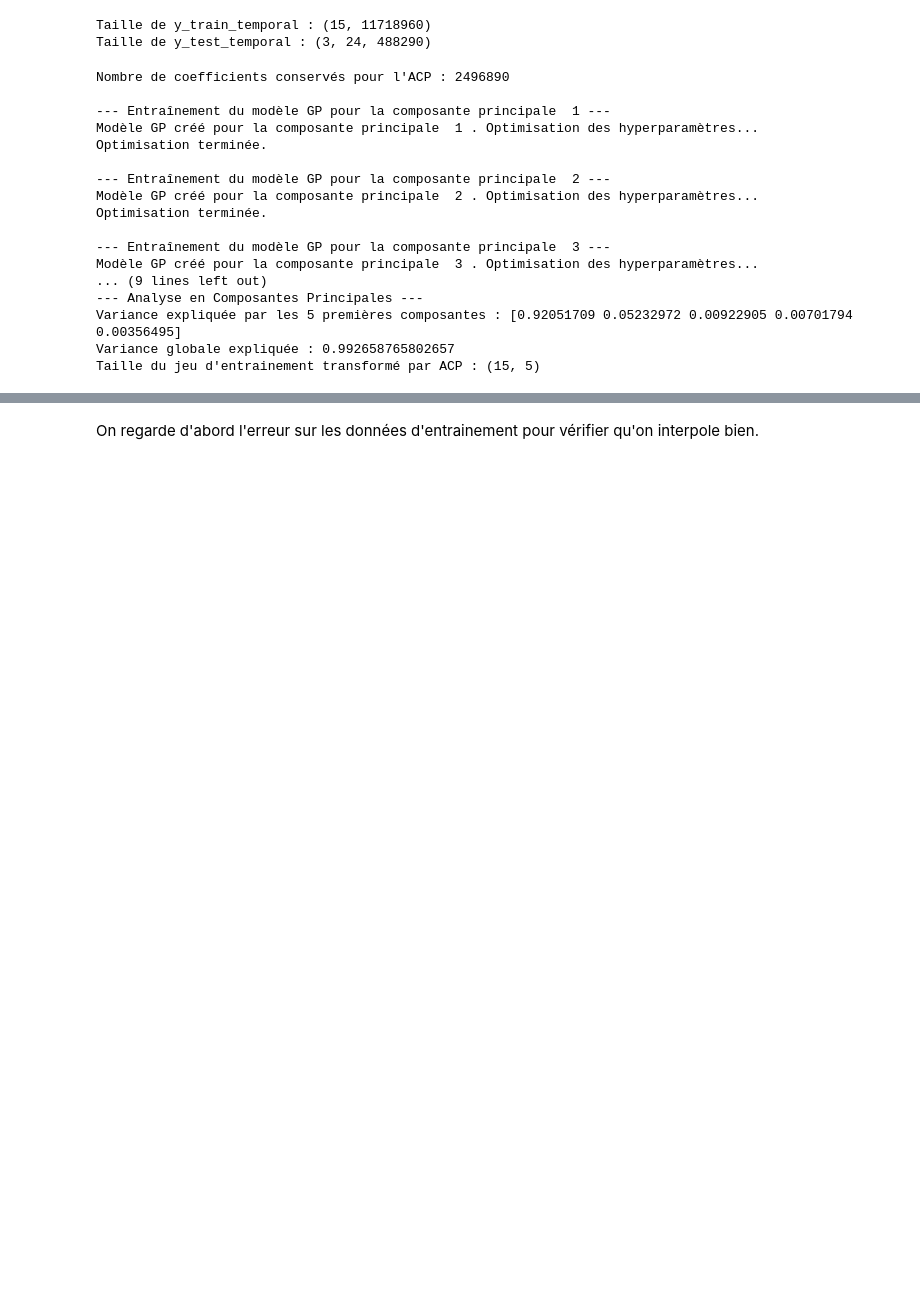
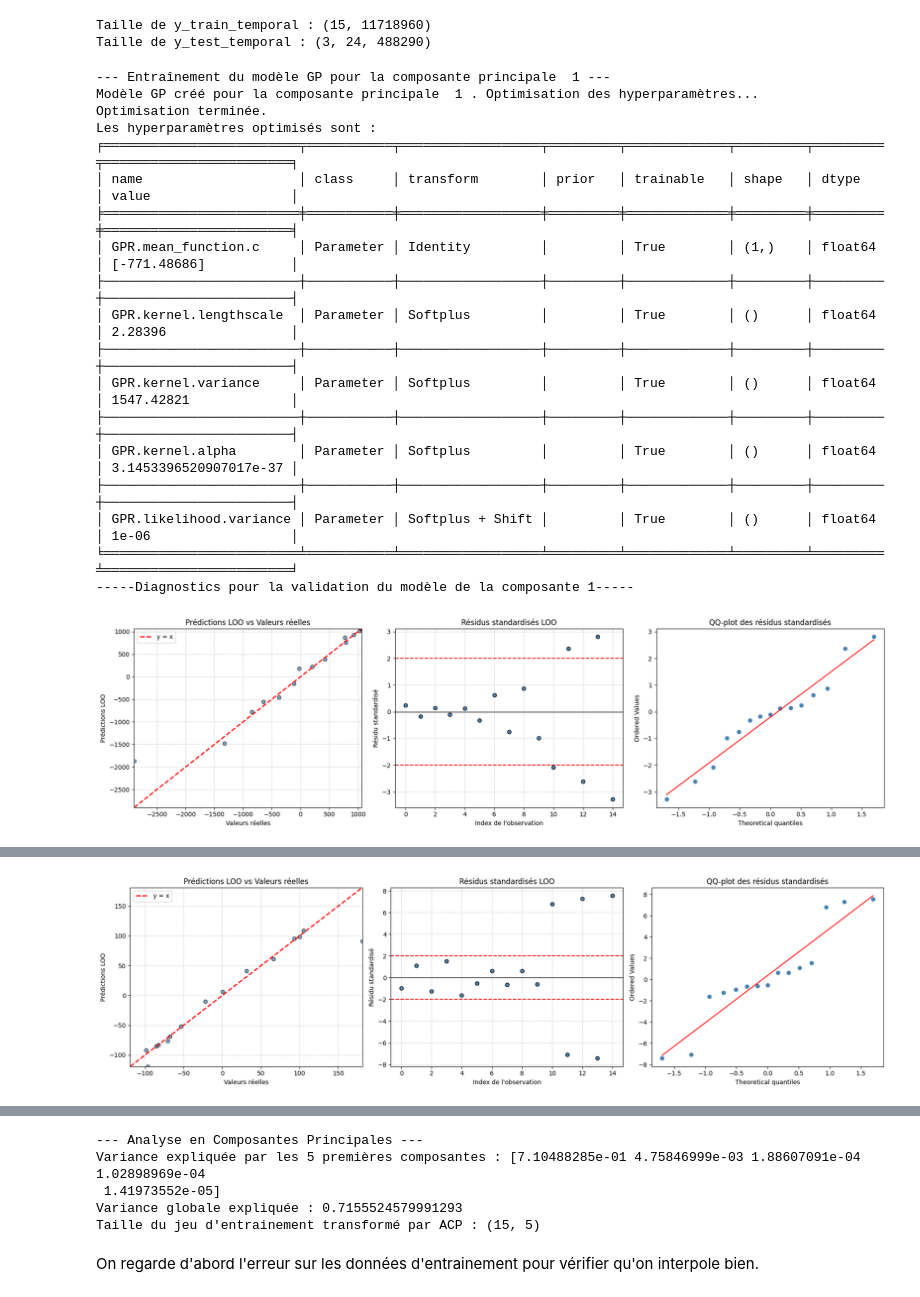
Before and after one commit to Viictordvd/Vigilance-Vagues-Submersion, a Jupyter notebook: Saint_Malo_functionnal_output.ipynb, the cells around one changed output, grey strips where cells are left out. Drawn from its saved outputs; the diff is of its cells as text; code cells hidden in the pictures; blank space fills up the shorter version.

```diff
--- a/Saint_Malo_functionnal_output.ipynb
+++ b/Saint_Malo_functionnal_output.ipynb
@@ -181,23 +206,25 @@ sigma = 1 # et de sigma
 param = [theta, sigma]
 # %%
 # ACP ondelettes
-ACP_wave = model_class.ACPF_Ondelettes(n_pc,[theta,sigma],p=0.9999,J=2)
+ACP_wave = model_class.ACP_classique(n_pc,[theta,sigma])
 ACP_wave.train(x_train_temporal,y_train_temporal,verbose=True)
 # %% [output]
-Nombre de coefficients conservés pour l'ACP : 2496890
-
 --- Entraînement du modèle GP pour la composante principale  1 ---
 Modèle GP créé pour la composante principale  1 . Optimisation des hyperparamètres...
 Optimisation terminée.
-
---- Entraînement du modèle GP pour la composante principale  2 ---
-Modèle GP créé pour la composante principale  2 . Optimisation des hyperparamètres...
-Optimisation terminée.
-
---- Entraînement du modèle GP pour la composante principale  3 ---
-Modèle GP créé pour la composante principale  3 . Optimisation des hyperparamètres...
-... (9 lines left out)
---- Analyse en Composantes Principales ---
-Variance expliquée par les 5 premières composantes : [0.92051709 0.05232972 0.00922905 0.00701794 0.00356495]
-Variance globale expliquée : 0.992658765802657
-Taille du jeu d'entrainement transformé par ACP : (15, 5)
+Les hyperparamètres optimisés sont :
+╒═════════════════════════╤═══════════╤══════════════════╤═════════╤═════════════╤═════════╤═════════╤════════════════════════╕
+│ name                    │ class     │ transform        │ prior   │ trainable   │ shape   │ dtype   │ value                  │
+╞═════════════════════════╪═══════════╪══════════════════╪═════════╪═════════════╪═════════╪═════════╪════════════════════════╡
+│ GPR.mean_function.c     │ Parameter │ Identity         │         │ True        │ (1,)    │ float64 │ [-771.48686]           │
+├─────────────────────────┼───────────┼──────────────────┼─────────┼─────────────┼─────────┼─────────┼────────────────────────┤
+│ GPR.kernel.lengthscale  │ Parameter │ Softplus         │         │ True        │ ()      │ float64 │ 2.28396                │
+├─────────────────────────┼───────────┼──────────────────┼─────────┼─────────────┼─────────┼─────────┼────────────────────────┤
+│ GPR.kernel.variance     │ Parameter │ Softplus         │         │ True        │ ()      │ float64 │ 1547.42821             │
+├─────────────────────────┼───────────┼──────────────────┼─────────┼─────────────┼─────────┼─────────┼────────────────────────┤
+│ GPR.kernel.alpha        │ Parameter │ Softplus         │         │ True        │ ()      │ float64 │ 3.1453396520907017e-37 │
+├─────────────────────────┼───────────┼──────────────────┼─────────┼─────────────┼─────────┼─────────┼────────────────────────┤
+│ GPR.likelihood.variance │ Parameter │ Softplus + Shift │         │ True        │ ()      │ float64 │ 1e-06                  │
+╘═════════════════════════╧═══════════╧══════════════════╧═════════╧═════════════╧═════════╧═════════╧════════════════════════╛
+-----Diagnostics pour la validation du modèle de la composante 1-----
+[figure, added]
@@ -203,0 +249 @@ Taille du jeu d'entrainement transformé par ACP : (15, 5)
+[figure, added]
@@ -204,3 +307,8 @@ Taille du jeu d'entrainement transformé par ACP : (15, 5)
+--- Analyse en Composantes Principales ---
+Variance expliquée par les 5 premières composantes : [7.10488285e-01 4.75846999e-03 1.88607091e-04 1.02898969e-04
+ 1.41973552e-05]
+Variance globale expliquée : 0.7155524579991293
+Taille du jeu d'entrainement transformé par ACP : (15, 5)
 # %% [markdown]
 On regarde d'abord l'erreur sur les données d'entrainement pour vérifier qu'on interpole bien.
 # %%
```
Also changed, not shown: parts of 7 cells of this notebook, 3 other files.
